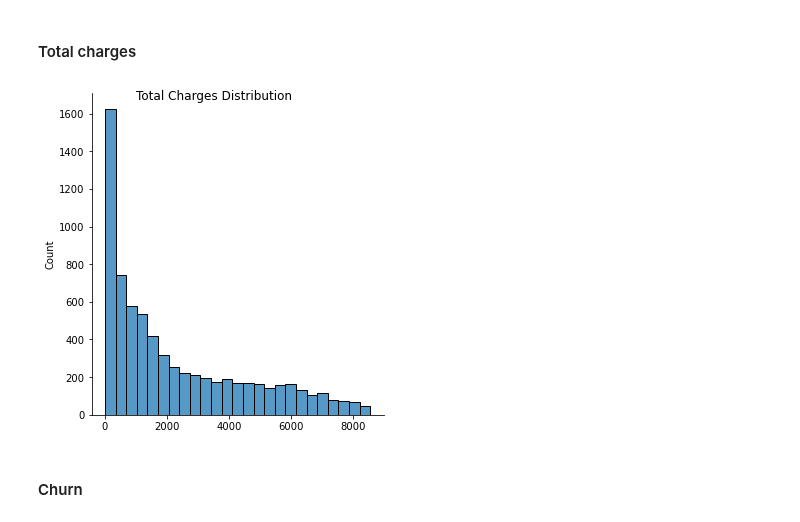
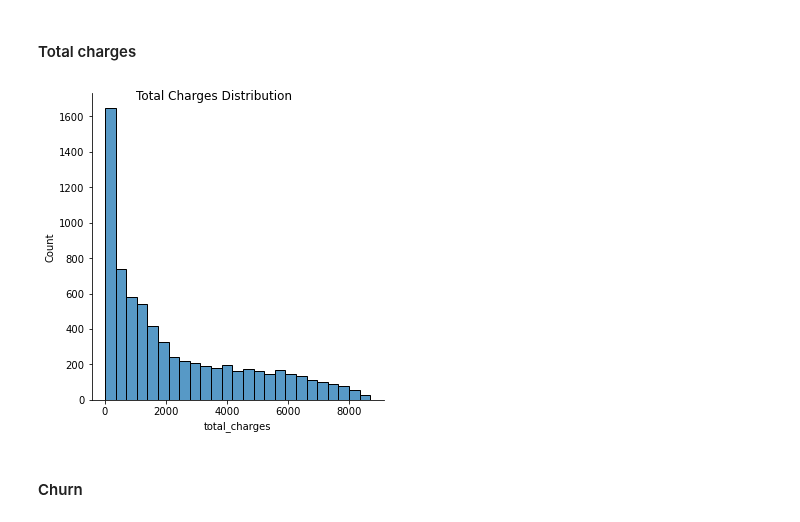
Before and after one commit to malachi-hale/Telco-project, a Jupyter notebook: Final project.ipynb, the cells around one changed output. Saved outputs shown, nothing was run; the diff lists cells and outputs as text; code cells hidden in the pictures.

```diff
--- a/Final project.ipynb
+++ b/Final project.ipynb
@@ -392,14 +392,16 @@ title = monthly_charges_distribution.fig.suptitle('Monthly Charges Distribution'
 # %% [markdown]
 #### Total charges
 # %%
-#Graph total charges distribution
-#We cannot use `total_charges` because this column has null values and we have not cleaned this column yet.
-#monthly_charges * tenure will give us a value estimate total_charges
-total_charges_distribution = sns.displot(df, x= df.monthly_charges * df.tenure)
+#We have to get rid of empty values to graph total charges
+df["total_charges"] = df.total_charges.replace(" ", "0")
+#We also have to convert the values to floats in order to graph this column
+df['total_charges'] = df.total_charges.astype(float)
+#Graph total charges
+total_charges_distribution = sns.displot(df, x='total_charges')
 #Set title
 title = total_charges_distribution.fig.suptitle('Total Charges Distribution')
 # %% [output]
-[figure, old version]
+[figure, new version]
 # %% [markdown]
 #### Churn
 # %%
```
Also changed, not shown: parts of 8 cells of this notebook, 2 other files.
